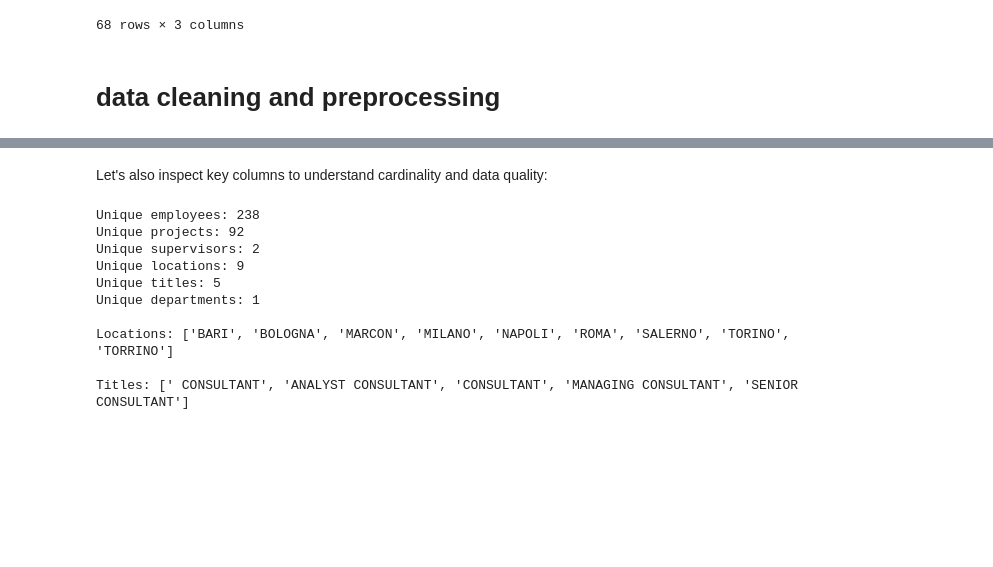
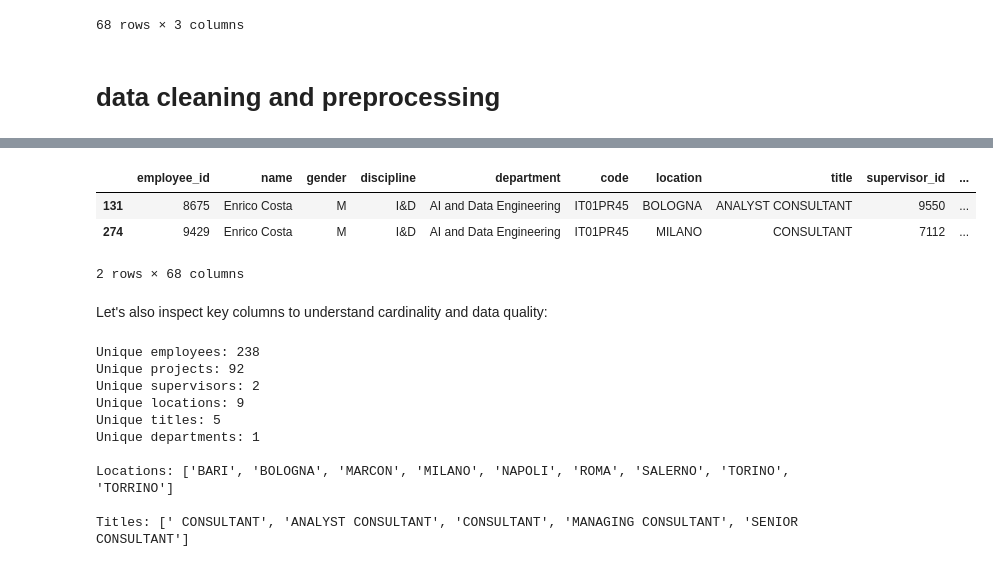
Before and after one commit to leobcc/neo4j-training-course-material, a Jupyter notebook: notebooks/session-01/session-01_mf.ipynb, the cells around one changed output, grey strips where cells are left out. Drawn from its saved outputs; the diff is of its cells as text; code cells hidden in the pictures; blank space fills up the shorter version.

```diff
--- a/notebooks/session-01/session-01_mf.ipynb
+++ b/notebooks/session-01/session-01_mf.ipynb
@@ -113,6 +149,19 @@ Length: 9, dtype: str
 # %%
 df['location']=df['location'].str.strip()  # Remove leading/trailing whitespace
 df['location']=df['location'].str.upper()  # Convert to uppercase for consistency
+# %%
+l = ['Andrea', 'Gianmaria', 'Luca']
+first_name = df['name'].str.split().str[0]
+is_feminine = first_name.str.endswith('a') & ~first_name.isin(l)
+df['gender'] = df['gender'].fillna(is_feminine.map({True: 'F', False: 'M'}))
+# %%
+#df[df['gender'].isna()]
+df[df['name']=='Enrico Costa']
+# %% [output]
+|  | employee_id | name | gender | discipline | department | code | location | title | supervisor_id | ... |
+| 131 | 8675 | Enrico Costa | M | I&D | AI and Data Engineering | IT01PR45 | BOLOGNA | ANALYST CONSULTANT | 9550 | ... |
+| 274 | 9429 | Enrico Costa | M | I&D | AI and Data Engineering | IT01PR45 | MILANO | CONSULTANT | 7112 | ... |
+2 rows × 68 columns
 # %% [markdown]
 Let's also inspect key columns to understand cardinality and data quality:
 # %%
```
Also changed, not shown: parts of 6 cells of this notebook.
